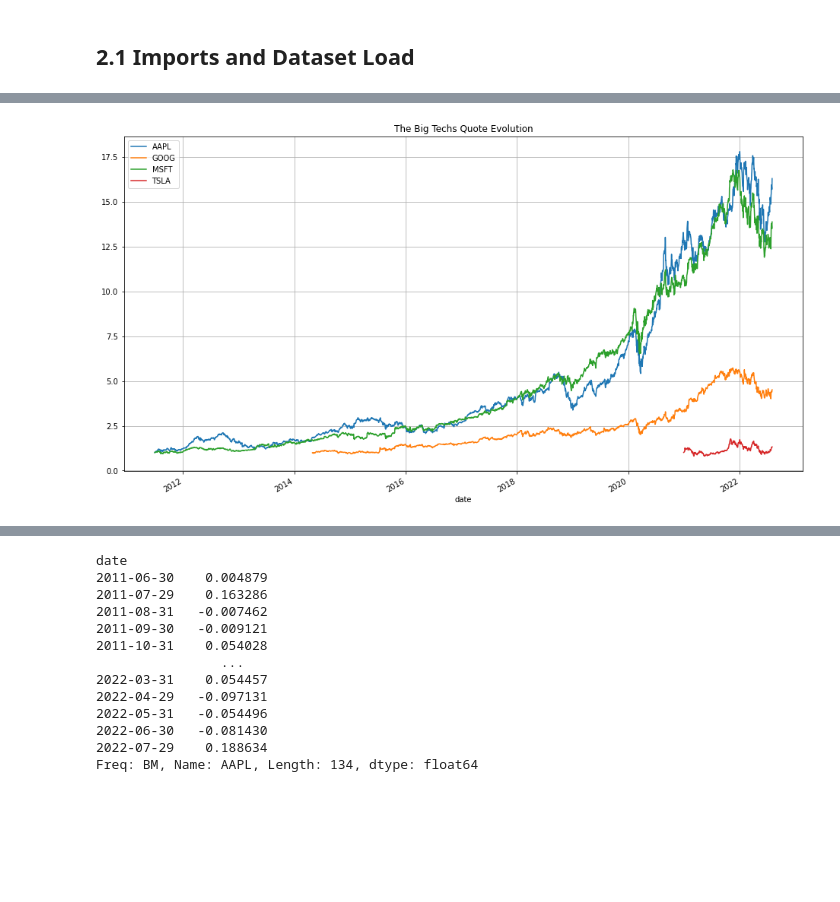
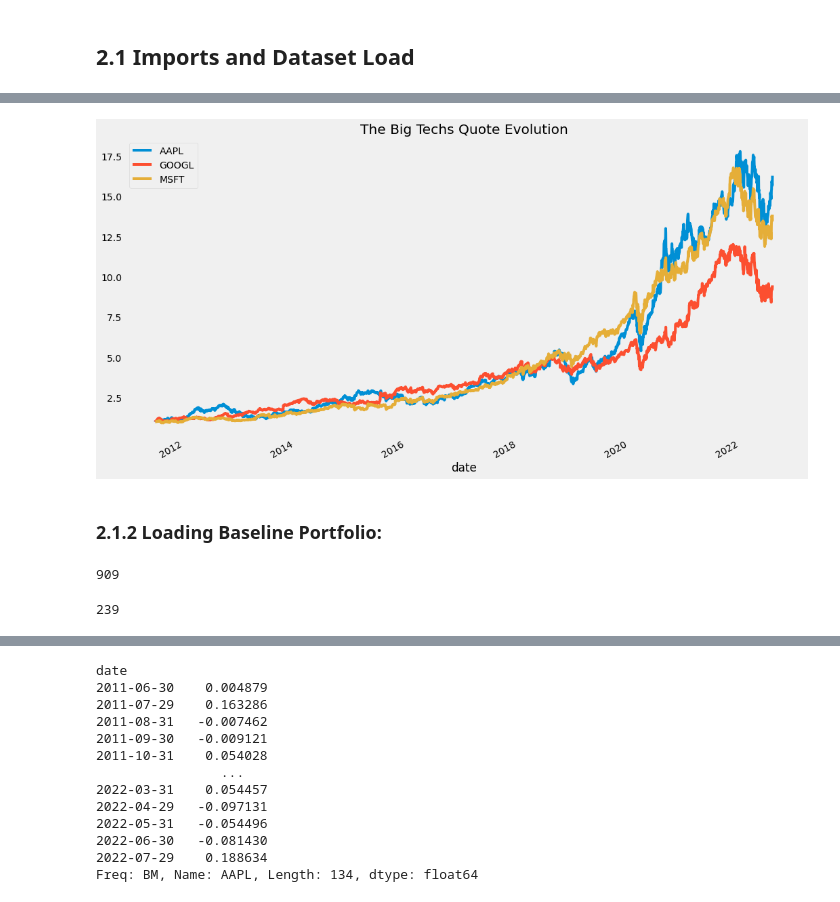
Before and after one commit to falken1983/pystock_recommender, a Jupyter notebook: jupyter_notebooks/scoring_stocks_performance.ipynb, the cells around one changed output, grey strips where cells are left out. Cells and saved outputs as stored; diff of their text form; code cells hidden in the pictures; blank space fills up the shorter version.

```diff
--- a/jupyter_notebooks/scoring_stocks_performance.ipynb
+++ b/jupyter_notebooks/scoring_stocks_performance.ipynb
@@ -34,10 +56,12 @@ data_dict = {f.strip(".csv"): pd.read_csv(zf.open(f), index_col="date", parse_da
+# %%
+plt.style.use("fivethirtyeight")
 # %%
 # testing Gross Returns Evolution ($AAPL and other BigTechs Equity Lines shown)
 (1+data_dict["AAPL"]).rename("AAPL").cumprod().plot(figsize=(16,9), title="The Big Techs Quote Evolution", legend=True)
-(1+data_dict["GOOG"]).rename("GOOG").cumprod().plot(legend=True)
+(1+data_dict["GOOGL"]).rename("GOOGL").cumprod().plot(legend=True)
 (1+data_dict["MSFT"]).rename("MSFT").cumprod().plot(legend=True)
-# New Kid on The Block (TSLA)
-(1+data_dict["TSLA"]).rename("TSLA").cumprod().plot(legend=True); # joins SP500 since 2021
 plt.grid();
 # %% [output]
-[figure, old version]
+[figure, new version]
+# %% [markdown]
+### 2.1.2 Loading Baseline Portfolio:
@@ -43,0 +91,8 @@ plt.grid();
+# %%
+len(rl3000_surviving_initial_tickers)
+# %% [output]
+909
+# %%
+len(sp500_surviving_tickers)
+# %% [output]
+239
```
Also changed, not shown: parts of 137 cells of this notebook, 5 other files.
